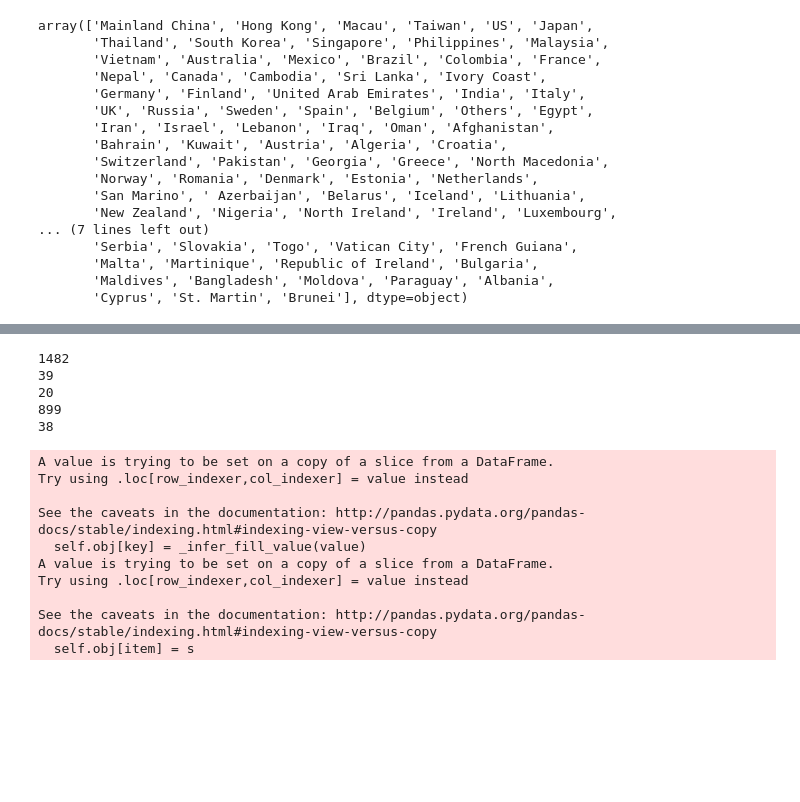
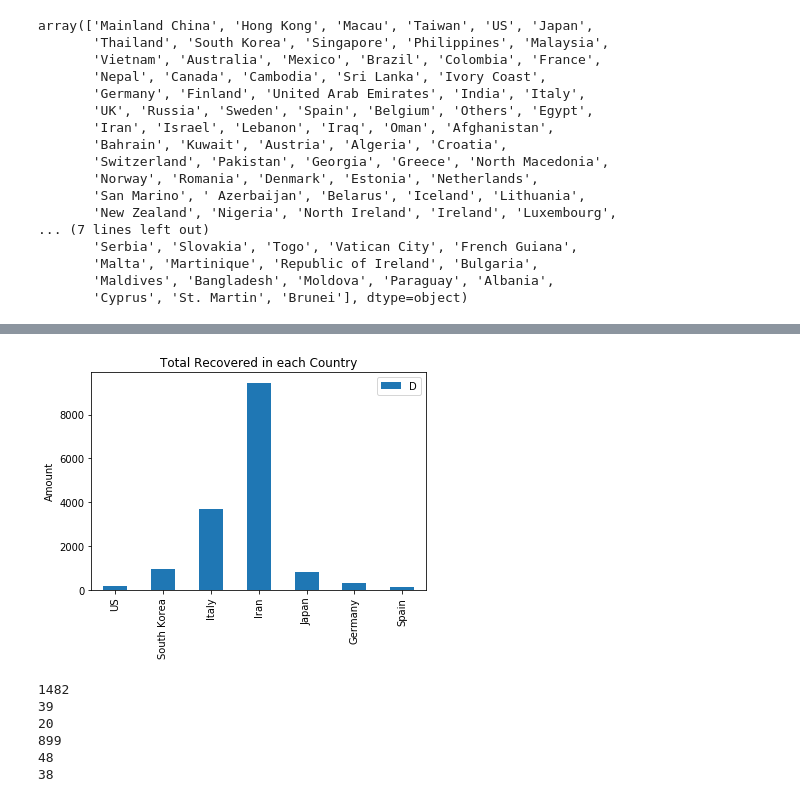
Before and after one commit to bhellner/COVID-19, a Jupyter notebook: Coronavirus_dataanalysis.ipynb, the cells around one changed output, grey strips where cells are left out. Drawn from its saved outputs; the diff is of its cells as text; code cells hidden in the pictures; blank space fills up the shorter version.

```diff
--- a/Coronavirus_dataanalysis.ipynb
+++ b/Coronavirus_dataanalysis.ipynb
@@ -120 +202,13 @@ Name: Country/Region, dtype: int64
+# %%
+combined_r = pd.DataFrame({'US': US_r, 'South Korea': South_Korea_r,'Italy': Italy_r,'Iran':Iran_r, 'Japan':Japan_r,'Germany':Germany_r,'Spain':Spain_r}, index=[0])
+transpose_combined_r = combined_r.transpose()
+
+transpose_combined_r.plot.bar()
+#plt.ylim(0,100)
+plt.ylabel('Amount')
+plt.title('Total Recovered in each Country')
+plt.legend('Deaths')
+plt.show()
+# %% [output]
+[figure, added]
 # %%
@@ -130,12 +224,14 @@ print(len(df_Mainland_China))
 print(len(df_Italy))
 print(len(df_Iran))
 print(len(df_US))
+print(len(df_SouthKorea))
 print(len(df_Spain))
 # %% [output]
 1482
 39
 20
 899
+48
 38
 # %%
 df_Mainland_China.loc[:,'Total Confirmed'] = df_Mainland_China['Confirmed'].cumsum()
@@ -154,21 +250,10 @@ df_US.loc[:,'Total Confirmed'] = df_US['Confirmed'].cumsum()
 df_US.loc[:,'Total Deaths'] = df_US['Deaths'].cumsum()
 df_US.loc[:,'Total Recovered'] = df_US['Recovered'].cumsum()
 
-df_US.loc[:,'Total Confirmed'] = df_US['Confirmed'].cumsum()
-df_US.loc[:,'Total Deaths'] = df_US['Deaths'].cumsum()
-df_US.loc[:,'Total Recovered'] = df_US['Recovered'].cumsum()
+df_SouthKorea.loc[:,'Total Confirmed'] = df_SouthKorea['Confirmed'].cumsum()
+df_SouthKorea.loc[:,'Total Deaths'] = df_SouthKorea['Deaths'].cumsum()
+df_SouthKorea.loc[:,'Total Recovered'] = df_SouthKorea['Recovered'].cumsum()
 
-df_US.loc[:,'Total Confirmed'] = df_US['Confirmed'].cumsum()
-df_US.loc[:,'Total Deaths'] = df_US['Deaths'].cumsum()
-df_US.loc[:,'Total Recovered'] = df_US['Recovered'].cumsum()
+df_Spain.loc[:,'Total Confirmed'] = df_Spain['Confirmed'].cumsum()
+df_Spain.loc[:,'Total Deaths'] = df_Spain['Deaths'].cumsum()
+df_Spain.loc[:,'Total Recovered'] = df_Spain['Recovered'].cumsum()
-# %% [output]
-A value is trying to be set on a copy of a slice from a DataFrame.
-Try using .loc[row_indexer,col_indexer] = value instead
-
-See the caveats in the documentation: http://pandas.pydata.org/pandas-docs/stable/indexing.html#indexing-view-versus-copy
-  self.obj[key] = _infer_fill_value(value)
-A value is trying to be set on a copy of a slice from a DataFrame.
-Try using .loc[row_indexer,col_indexer] = value instead
-
-See the caveats in the documentation: http://pandas.pydata.org/pandas-docs/stable/indexing.html#indexing-view-versus-copy
-  self.obj[item] = s
```
Also changed, not shown: parts of 16 cells of this notebook.
